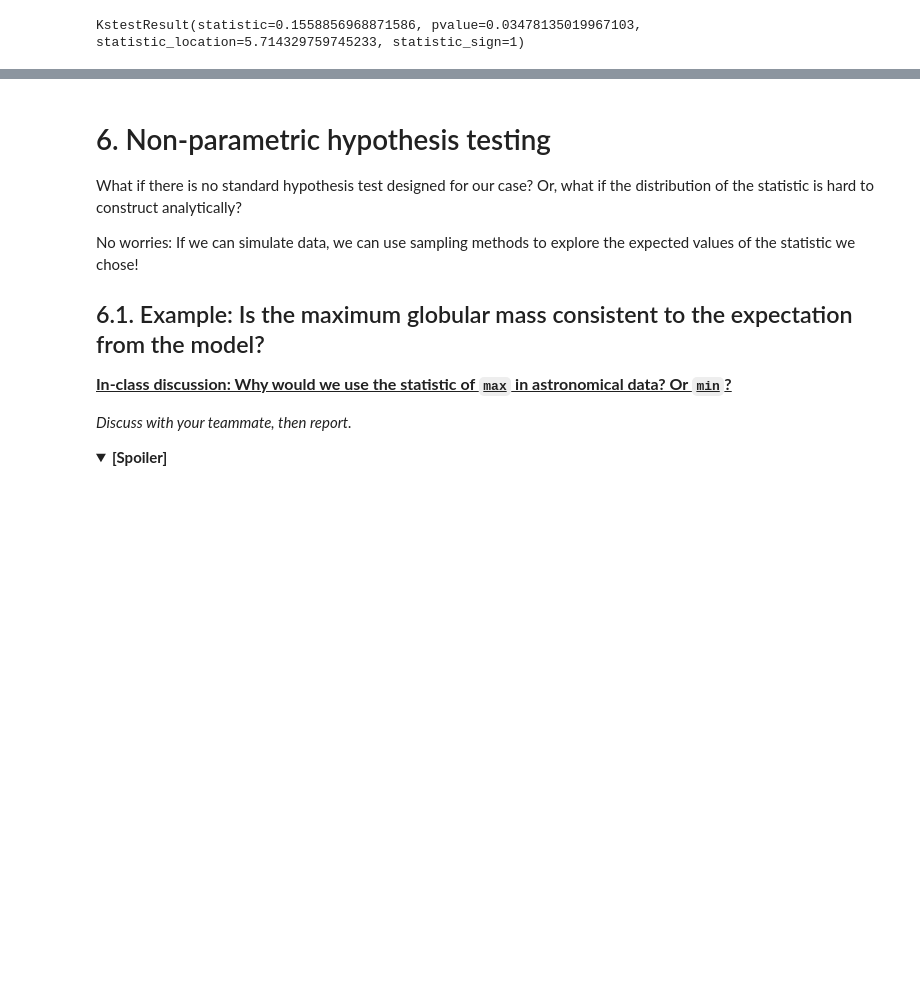
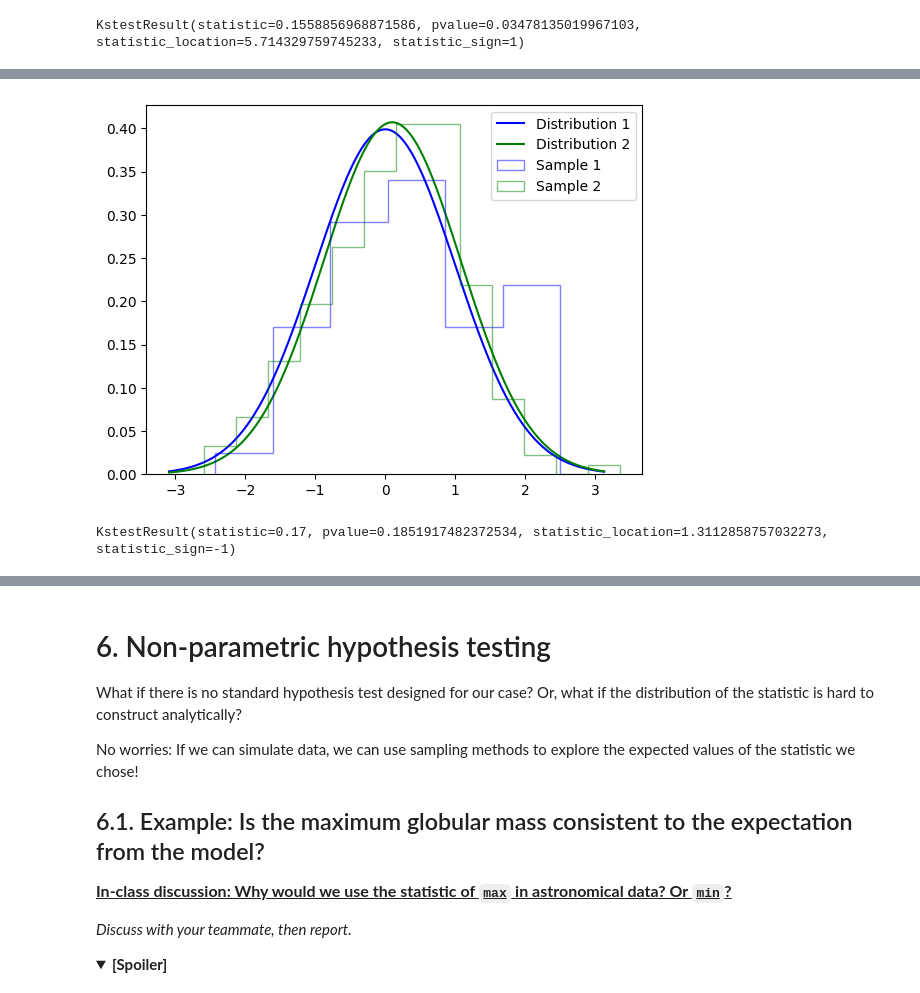
Before and after one commit to astrostatistics-in-crete/2024_summer_school, a Jupyter notebook: 02_Hypothesis/Classical_2_AnswerKey.ipynb, the cells around one changed output, grey strips where cells are left out. Drawn from its saved outputs; the diff is of its cells as text; code cells hidden in the pictures; folded sections open; blank space fills up the shorter version.

```diff
--- a/02_Hypothesis/Classical_2_AnswerKey.ipynb
+++ b/02_Hypothesis/Classical_2_AnswerKey.ipynb
@@ -708,0 +728,21 @@ With the Shapiro-Wilk test we tested if the data are normally distributed, whate
+# %%
+distribution1 = st.norm(0.0, 1.0)
+distribution2 = st.norm(0.1, 0.98)
+sample1 = distribution1.rvs(size=50)
+sample2 = distribution2.rvs(size=200)
+
+xmin_for_plotting = min(distribution1.ppf(0.001), distribution2.ppf(0.001))
+xmax_for_plotting = max(distribution1.ppf(0.999), distribution2.ppf(0.999))
+xx = np.linspace(xmin_for_plotting, xmax_for_plotting, 1000)
+plt.figure()
+plt.plot(xx, distribution1.pdf(xx), color="b", label="Distribution 1")
+plt.plot(xx, distribution2.pdf(xx), color="g", label="Distribution 2")
+plt.hist(sample1, bins="fd", histtype="step", color="b", alpha=0.5, density=True, label="Sample 1")
+plt.hist(sample2, bins="fd", histtype="step", color="g", alpha=0.5, density=True, label="Sample 2")
+plt.legend(loc="best")
+plt.show()
+
+st.ks_2samp(sample1, sample2)
+# %% [output]
+[figure, added]
+KstestResult(statistic=0.17, pvalue=0.1851917482372534, statistic_location=1.3112858757032273, statistic_sign=-1)
```
Also changed, not shown: parts of 8 cells of this notebook.
